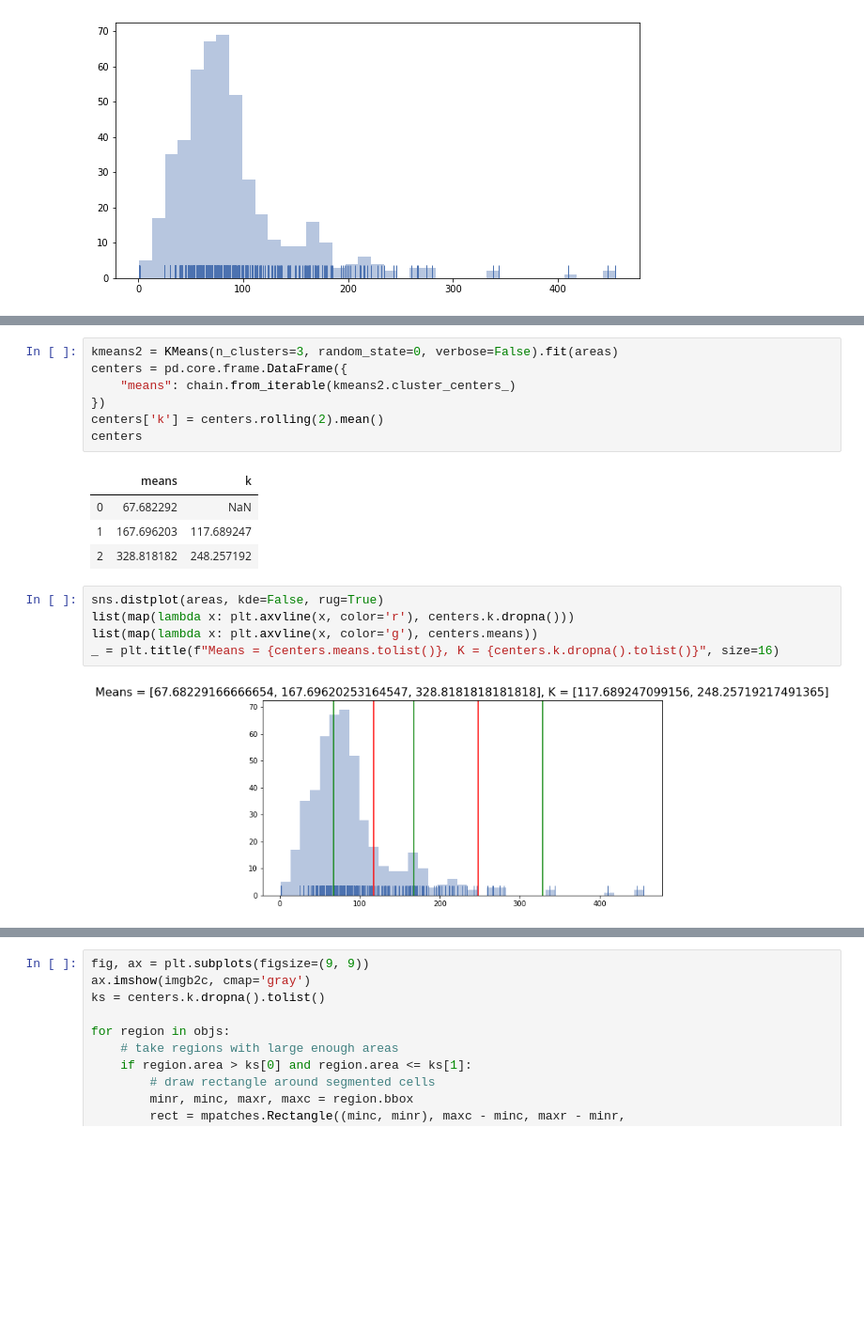
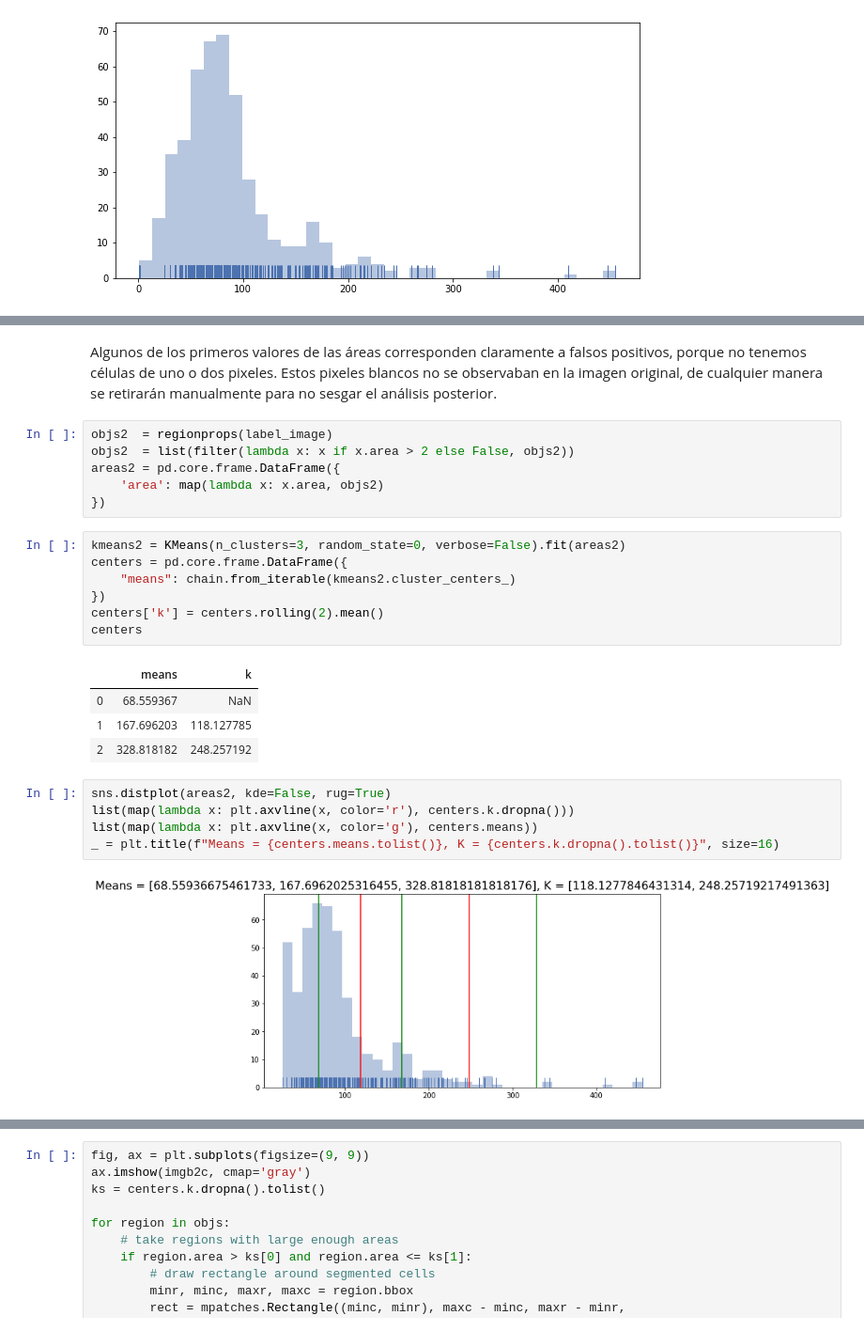
Before and after one commit to gmagannaDevelop/ImagenesTercerParcial, a Jupyter notebook: Pregunta 6.ipynb, the cells around one changed output, grey strips where cells are left out. Shown at 94% size. Drawn from its saved outputs; the diff is of its cells as text; blank space fills up the shorter version.

```diff
--- a/Pregunta 6.ipynb
+++ b/Pregunta 6.ipynb
@@ -195,5 +215,13 @@ sns.distplot(areas, kde=False, rug=True)
+# %% [markdown]
+Algunos de los primeros valores de las áreas corresponden claramente a falsos positivos, porque no tenemos células de uno o dos pixeles. Estos pixeles blancos no se observaban en la imagen original, de cualquier manera se retirarán manualmente para no sesgar el análisis posterior.
+# %%
+objs2  = regionprops(label_image)
+objs2  = list(filter(lambda x: x if x.area > 2 else False, objs2))
+areas2 = pd.core.frame.DataFrame({
+    'area': map(lambda x: x.area, objs2)
+})
 # %%
-kmeans2 = KMeans(n_clusters=3, random_state=0, verbose=False).fit(areas)
+kmeans2 = KMeans(n_clusters=3, random_state=0, verbose=False).fit(areas2)
 centers = pd.core.frame.DataFrame({
     "means": chain.from_iterable(kmeans2.cluster_centers_)
 })
@@ -201,16 +229,16 @@ centers['k'] = centers.rolling(2).mean()
 centers
 # %% [output]
 |  | means | k |
-| 0 | 67.682292 | NaN |
-| 1 | 167.696203 | 117.689247 |
+| 0 | 68.559367 | NaN |
+| 1 | 167.696203 | 118.127785 |
 | 2 | 328.818182 | 248.257192 |
 # %%
-sns.distplot(areas, kde=False, rug=True)
+sns.distplot(areas2, kde=False, rug=True)
 list(map(lambda x: plt.axvline(x, color='r'), centers.k.dropna()))
 list(map(lambda x: plt.axvline(x, color='g'), centers.means))
 _ = plt.title(f"Means = {centers.means.tolist()}, K = {centers.k.dropna().tolist()}", size=16)
 # %% [output]
-[figure, old version]
+[figure, new version]
 # %%
 fig, ax = plt.subplots(figsize=(9, 9))
 ax.imshow(imgb2c, cmap='gray')
```
Also changed, not shown: parts of 6 cells of this notebook, 1 other file.
